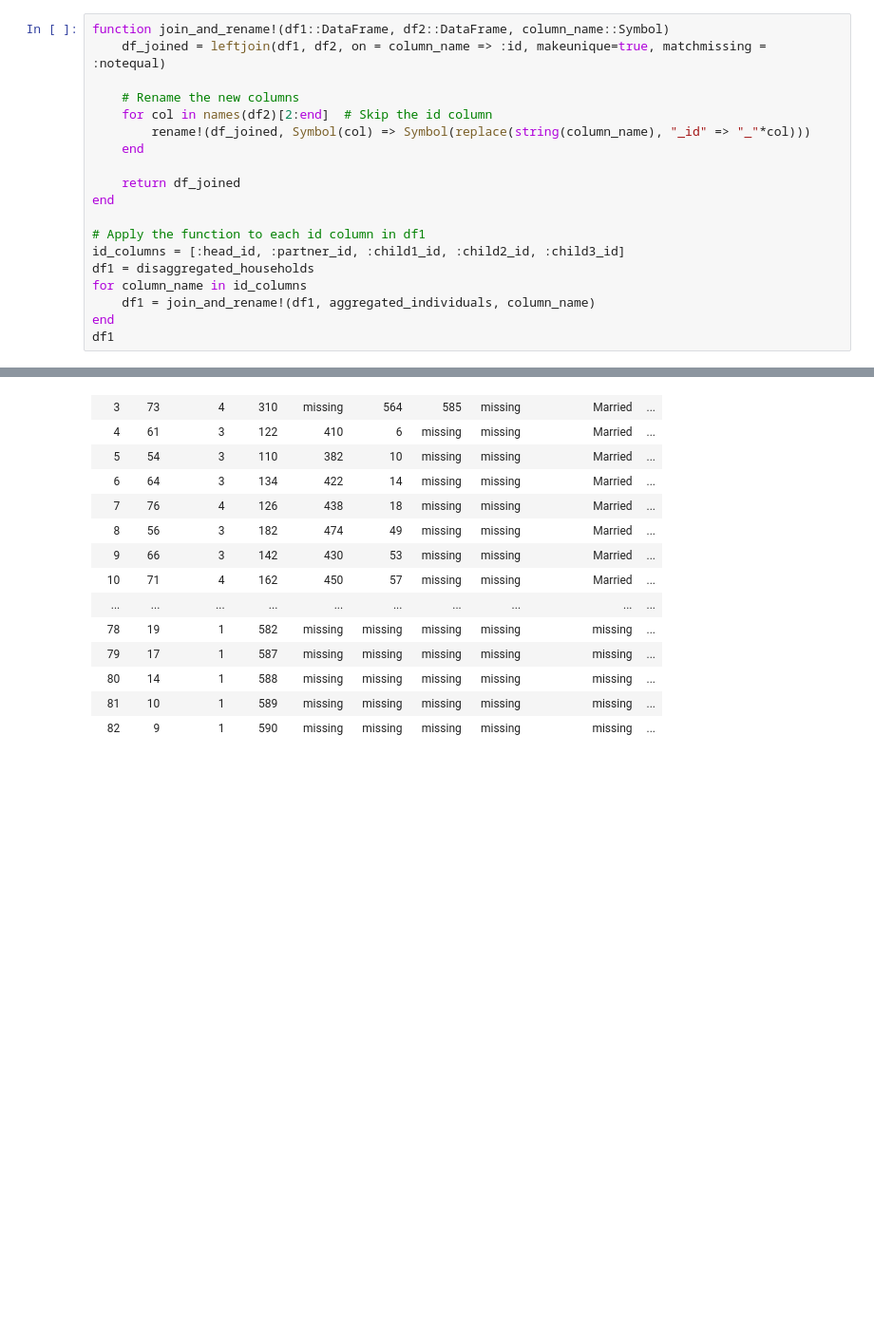
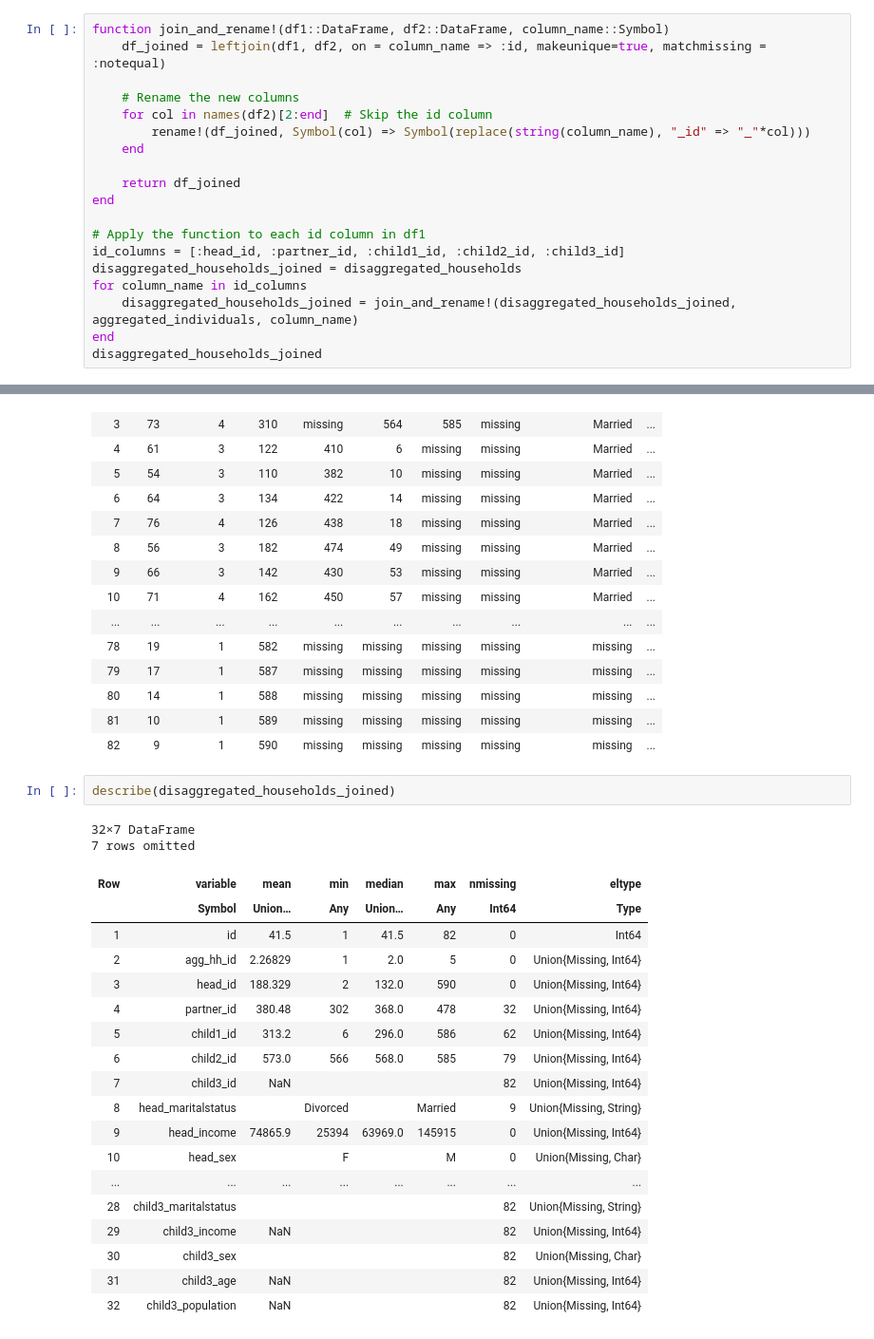
Before and after one commit to mkloe/SyntheticPopulation.jl, a Jupyter notebook: optimized_allocation_demo.ipynb, the cells around one changed output, grey strips where cells are left out. Shown at 95% size. Cells and saved outputs as stored; diff of their text form; blank space fills up the shorter version.

```diff
--- a/optimized_allocation_demo.ipynb
+++ b/optimized_allocation_demo.ipynb
@@ -260,11 +260,11 @@ end
 
 # Apply the function to each id column in df1
 id_columns = [:head_id, :partner_id, :child1_id, :child2_id, :child3_id]
-df1 = disaggregated_households
+disaggregated_households_joined = disaggregated_households
 for column_name in id_columns
-    df1 = join_and_rename!(df1, aggregated_individuals, column_name)
+    disaggregated_households_joined = join_and_rename!(disaggregated_households_joined, aggregated_individuals, column_name)
 end
-df1
+disaggregated_households_joined
 # %% [output]
 82×32 DataFrame
 57 rows omitted
@@ -286,3 +286,26 @@ df1
 | 80 | 14 | 1 | 588 | missing | missing | missing | missing | missing | ... |
 | 81 | 10 | 1 | 589 | missing | missing | missing | missing | missing | ... |
 | 82 | 9 | 1 | 590 | missing | missing | missing | missing | missing | ... |
+# %%
+describe(disaggregated_households_joined)
+# %% [output]
+32×7 DataFrame
+7 rows omitted
+| Row | variable | mean | min | median | max | nmissing | eltype |
+|  | Symbol | Union… | Any | Union… | Any | Int64 | Type |
+| 1 | id | 41.5 | 1 | 41.5 | 82 | 0 | Int64 |
+| 2 | agg_hh_id | 2.26829 | 1 | 2.0 | 5 | 0 | Union{Missing, Int64} |
+| 3 | head_id | 188.329 | 2 | 132.0 | 590 | 0 | Union{Missing, Int64} |
+| 4 | partner_id | 380.48 | 302 | 368.0 | 478 | 32 | Union{Missing, Int64} |
+| 5 | child1_id | 313.2 | 6 | 296.0 | 586 | 62 | Union{Missing, Int64} |
+| 6 | child2_id | 573.0 | 566 | 568.0 | 585 | 79 | Union{Missing, Int64} |
+| 7 | child3_id | NaN |  |  |  | 82 | Union{Missing, Int64} |
+| 8 | head_maritalstatus |  | Divorced |  | Married | 9 | Union{Missing, String} |
+| 9 | head_income | 74865.9 | 25394 | 63969.0 | 145915 | 0 | Union{Missing, Int64} |
+| 10 | head_sex |  | F |  | M | 0 | Union{Missing, Char} |
+| ... | ... | ... | ... | ... | ... | ... | ... |
+| 28 | child3_maritalstatus |  |  |  |  | 82 | Union{Missing, String} |
+| 29 | child3_income | NaN |  |  |  | 82 | Union{Missing, Int64} |
+| 30 | child3_sex |  |  |  |  | 82 | Union{Missing, Char} |
+| 31 | child3_age | NaN |  |  |  | 82 | Union{Missing, Int64} |
+| 32 | child3_population | NaN |  |  |  | 82 | Union{Missing, Int64} |
```
Also changed, not shown: parts of 6 cells of this notebook, 3 other files.
